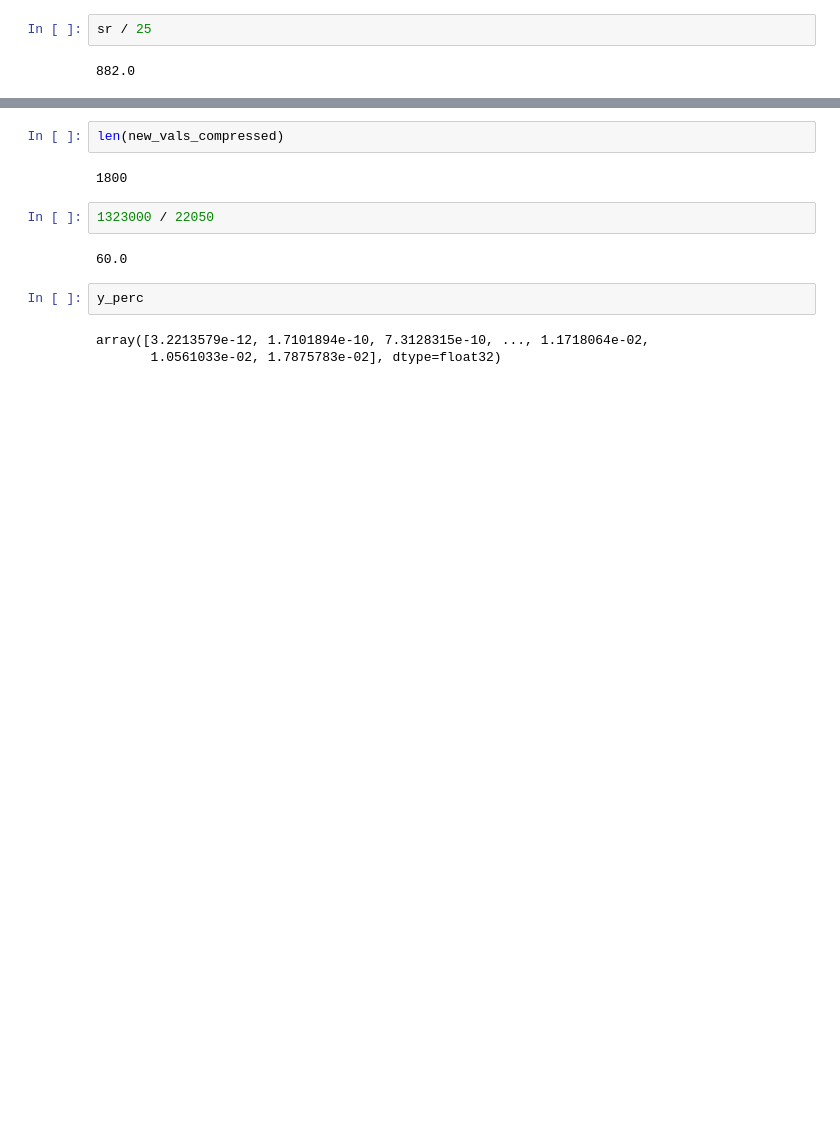
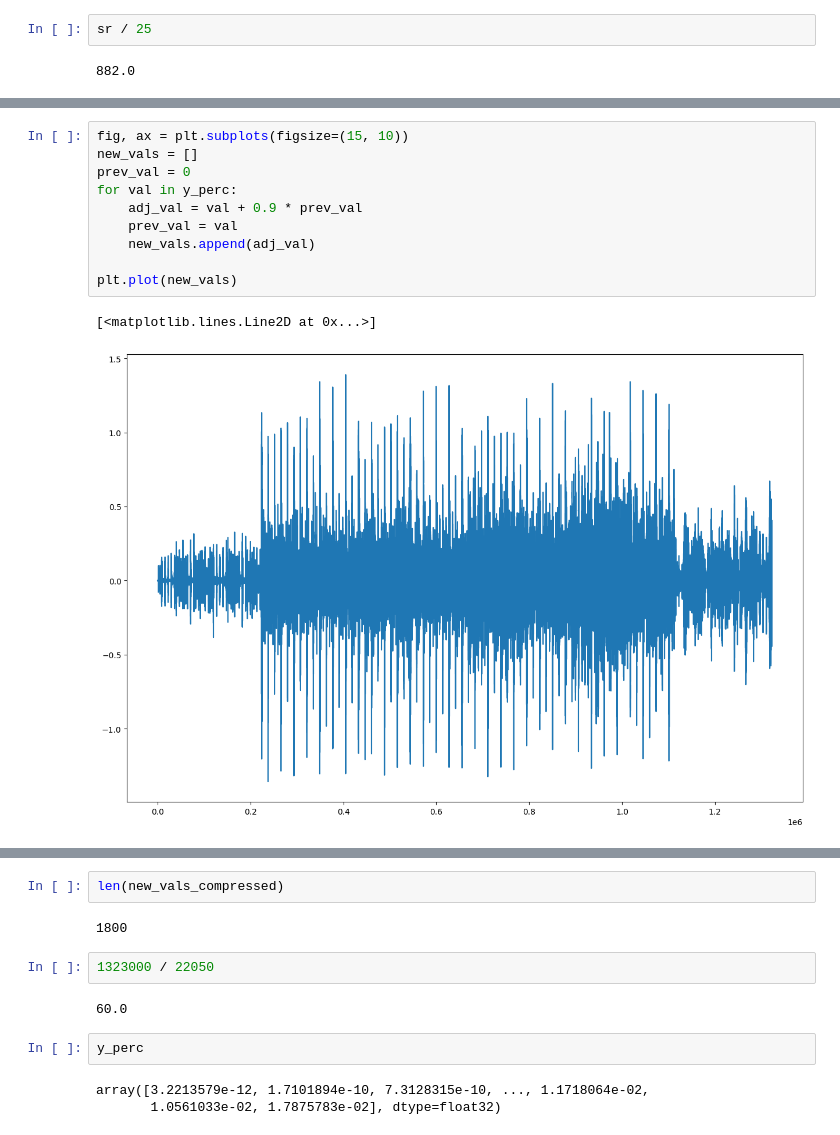
Before and after one commit to myprogrammerpersonality/RhythmMusicVisualizer, a Jupyter notebook: exp/main.ipynb, the cells around one changed output, grey strips where cells are left out. Saved outputs shown, nothing was run; the diff lists cells and outputs as text; blank space fills up the shorter version.

```diff
--- a/exp/main.ipynb
+++ b/exp/main.ipynb
@@ -53 +67,14 @@ ax[2].legend()
+# %%
+fig, ax = plt.subplots(figsize=(15, 10))
+new_vals = []
+prev_val = 0
+for val in y_perc:
+    adj_val = val + 0.9 * prev_val
+    prev_val = val
+    new_vals.append(adj_val)
+
+plt.plot(new_vals)
+# %% [output]
+[<matplotlib.lines.Line2D at 0x...>]
+[figure, added]
 # %%
```
Also changed, not shown: parts of 8 cells of this notebook, 3 other files.
